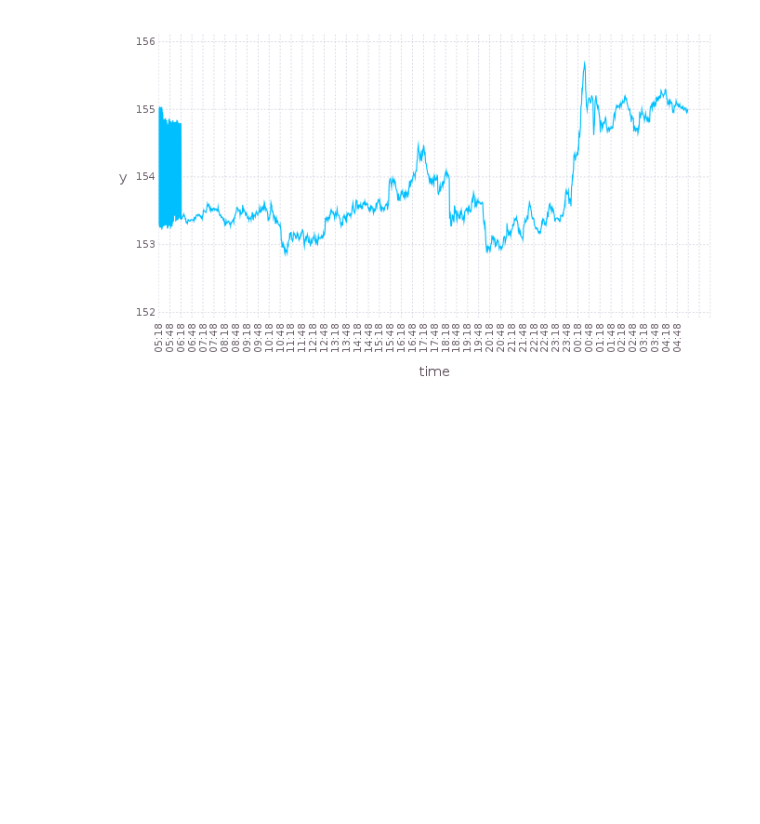
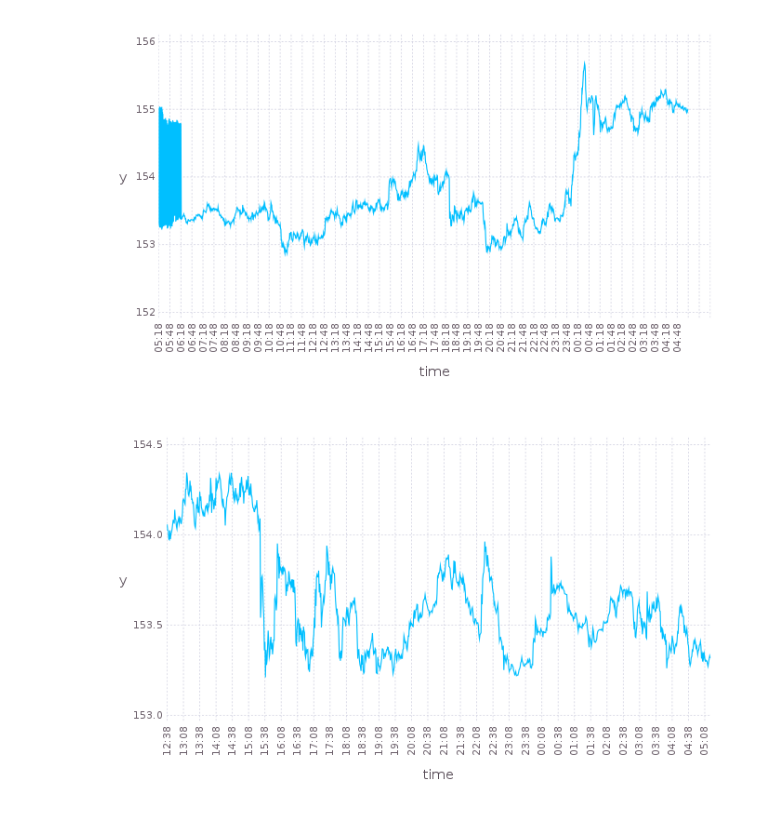
Before and after one commit to sould3mon/julia_testing, a Jupyter notebook: Plot bug large data artifacts.ipynb, the cells around one changed output. Drawn from its saved outputs; the diff is of its cells as text; code cells hidden in the pictures; blank space fills up the shorter version.

```diff
--- a/Plot bug large data artifacts.ipynb
+++ b/Plot bug large data artifacts.ipynb
@@ -66,3 +66,13 @@ Guide.xticks(ticks=[1:30:length(data_size)],orientation=:vertical)
 )
 # %% [output]
 [figure]
+# %%
+my_start = 5000
+my_end = 4000
+data_size=df[:Time][end-my_start:end-my_end]
+plot(x=data_size,y=df[:close][end-my_start:end-my_end],Geom.line,
+Guide.xlabel("time"),
+Guide.xticks(ticks=[1:30:length(data_size)],orientation=:vertical)
+)
+# %% [output]
+[figure, added]
```
Also changed, not shown: parts of 3 cells of this notebook, 1 other file.
